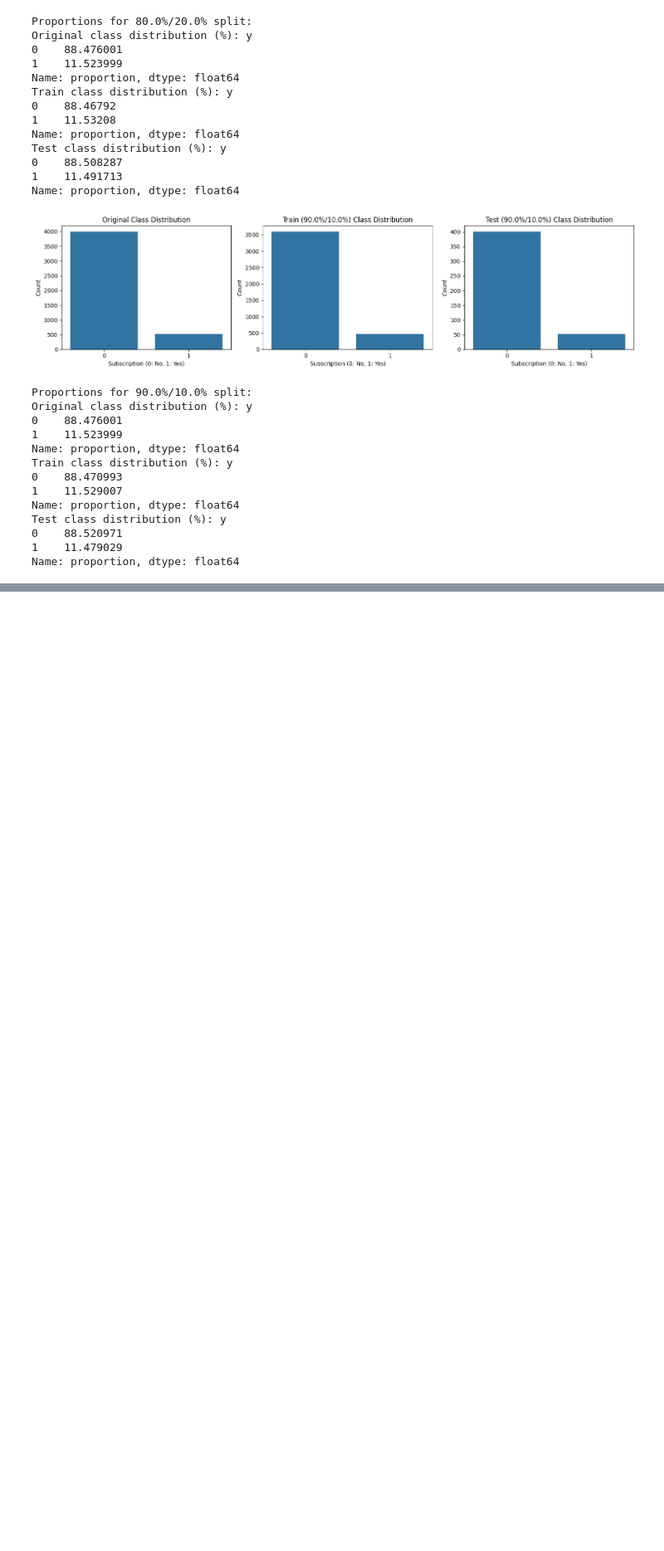
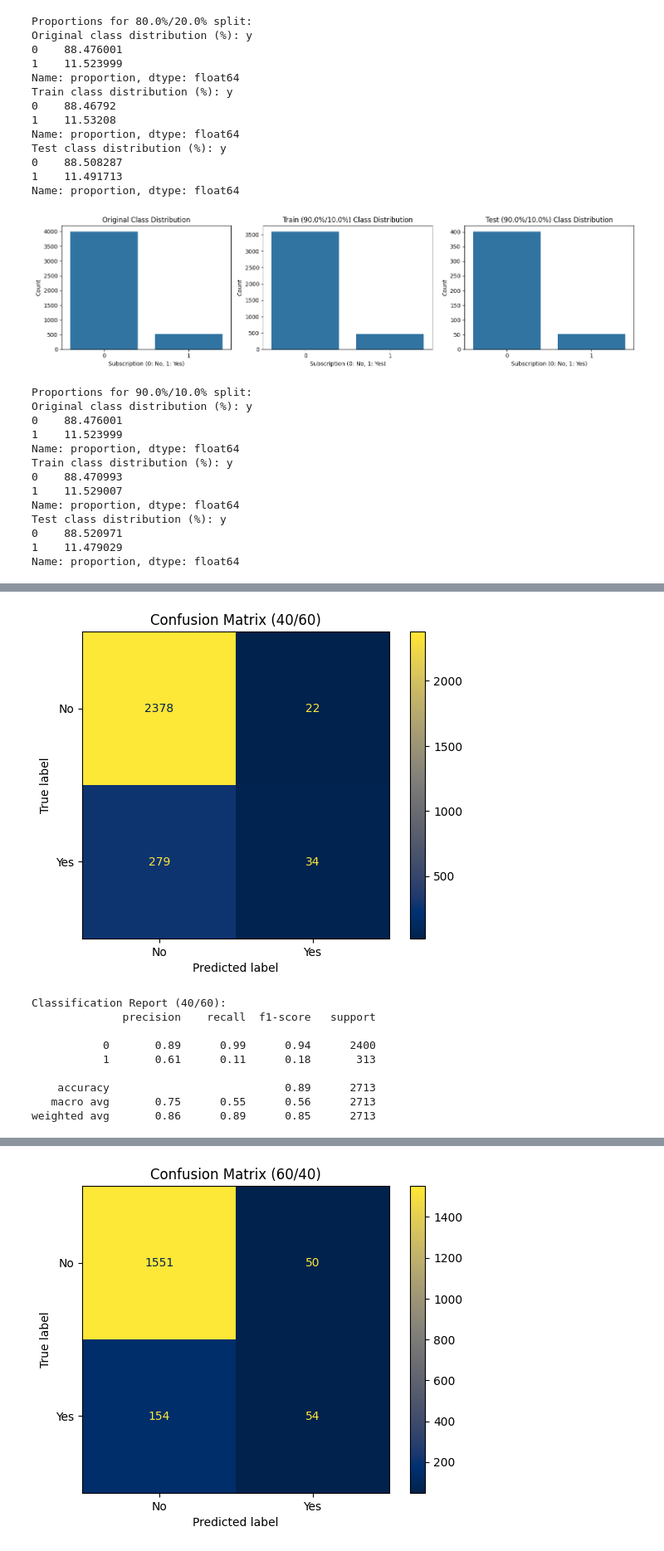
Before and after one commit to Vincenthevinh/DecisionTree, a Jupyter notebook: bank.ipynb, the cells around one changed output, grey strips where cells are left out. Shown at 83% size. Drawn from its saved outputs; the diff is of its cells as text; code cells hidden in the pictures; blank space fills up the shorter version.

```diff
--- a/bank.ipynb
+++ b/bank.ipynb
@@ -12,7 +12,7 @@ import seaborn as sns
 # %% [markdown]
 Load data
 # %%
-bank_path = './Dataset/bank+marketing/bank.csv'
+bank_path = './bank+marketing/bank.csv'
 
 # Load bank.csv
 data = pd.read_csv(bank_path, sep=';', skiprows=1, names=[
@@ -185,3 +185,52 @@ Test class distribution (%): y
 0    88.520971
 1    11.479029
 Name: proportion, dtype: float64
+# %%
+from sklearn.tree import DecisionTreeClassifier, export_graphviz
+from sklearn.metrics import classification_report, confusion_matrix, ConfusionMatrixDisplay, accuracy_score
+import graphviz
+import matplotlib.pyplot as plt
+
+# 2.2 & 2.3: Train/Test cho các tỷ lệ khác nhau
+proportions = [40, 60, 80, 90]
+results = {}
+
+for p in proportions:
+    X_train = subsets[f'feature_train_{p}']
+    y_train = subsets[f'label_train_{p}']
+    X_test = subsets[f'feature_test_{100 - p}']
+    y_test = subsets[f'label_test_{100 - p}']
+
+    clf = DecisionTreeClassifier(criterion='entropy', random_state=42, max_depth=3)
+    clf.fit(X_train, y_train)
+
+    # Vẽ cây
+    dot_data = export_graphviz(clf, out_file=None,
+                               feature_names=X_bank.columns,
+                               class_names=['No', 'Yes'],
+                               filled=True, rounded=True,
+                               special_characters=True)
+    graph = graphviz.Source(dot_data)
+    display(graph)
+
+    # Dự đoán & đánh giá
+    y_pred = clf.predict(X_test)
+    report = classification_report(y_test, y_pred, output_dict=True)
+    cm = confusion_matrix(y_test, y_pred)
+
+    results[f'{p}/{100 - p}'] = {
+        'classifier': clf,
+        'report': report,
+        'confusion_matrix': cm,
+        'accuracy': accuracy_score(y_test, y_pred)
+    }
+
+    # Hiển thị confusion matrix
+    disp = ConfusionMatrixDisplay(confusion_matrix=cm, display_labels=['No', 'Yes'])
+    disp.plot(cmap="cividis")
+    plt.title(f'Confusion Matrix ({p}/{100 - p})')
+    plt.show()
+
+    print(f"Classification Report ({p}/{100 - p}):")
+    print(classification_report(y_test, y_pred))
+# %% [output]
@@ -187,0 +238,10 @@ Name: proportion, dtype: float64
+[figure, added]
+Classification Report (40/60):
+              precision    recall  f1-score   support
+
+           0       0.89      0.99      0.94      2400
+           1       0.61      0.11      0.18       313
+
+    accuracy                           0.89      2713
+   macro avg       0.75      0.55      0.56      2713
+weighted avg       0.86      0.89      0.85      2713
@@ -187,0 +249 @@ Name: proportion, dtype: float64
+[figure, added]
```
Also changed, not shown: parts of 2 cells of this notebook.
